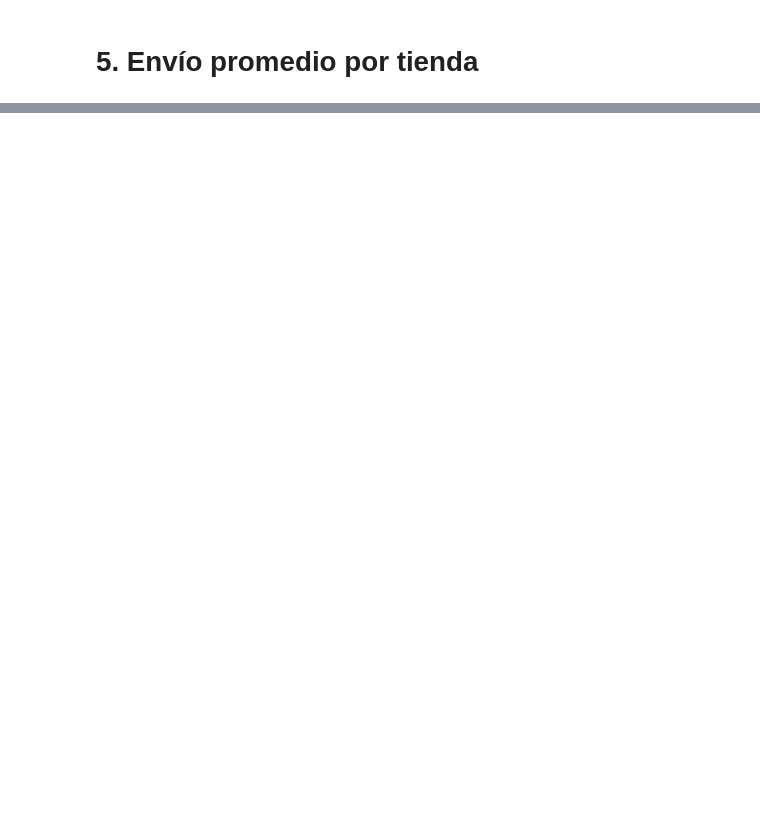
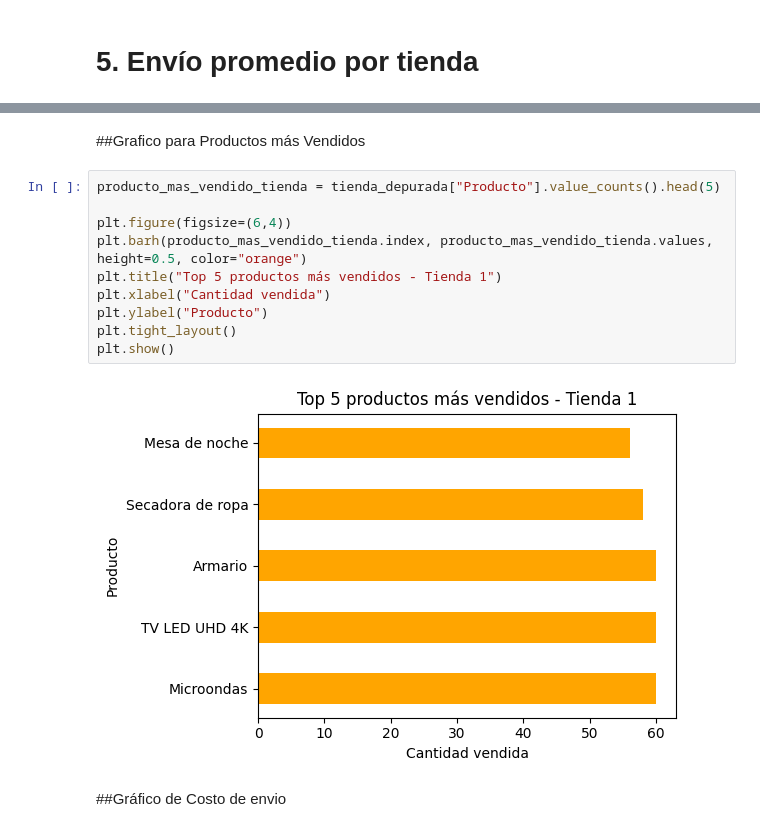
Before and after one commit to daNizaparedesdenis-arch/ChallengeAluraStoreG9, a Jupyter notebook: AluraStoreLatam.ipynb, the cells around one changed output, grey strips where cells are left out. Cells and saved outputs as stored; diff of their text form; blank space fills up the shorter version.

```diff
--- a/AluraStoreLatam.ipynb
+++ b/AluraStoreLatam.ipynb
@@ -289,0 +326,16 @@ Segun los datos arrojados
+# %% [markdown]
+##Grafico para Productos más Vendidos
+# %%
+producto_mas_vendido_tienda = tienda_depurada["Producto"].value_counts().head(5)
+
+plt.figure(figsize=(6,4))
+plt.barh(producto_mas_vendido_tienda.index, producto_mas_vendido_tienda.values, height=0.5, color="orange")
+plt.title("Top 5 productos más vendidos - Tienda 1")
+plt.xlabel("Cantidad vendida")
+plt.ylabel("Producto")
+plt.tight_layout()
+plt.show()
+# %% [output]
+[figure, added]
+# %% [markdown]
+##Gráfico de Costo de envio
```
Also changed, not shown: parts of 10 cells of this notebook.
